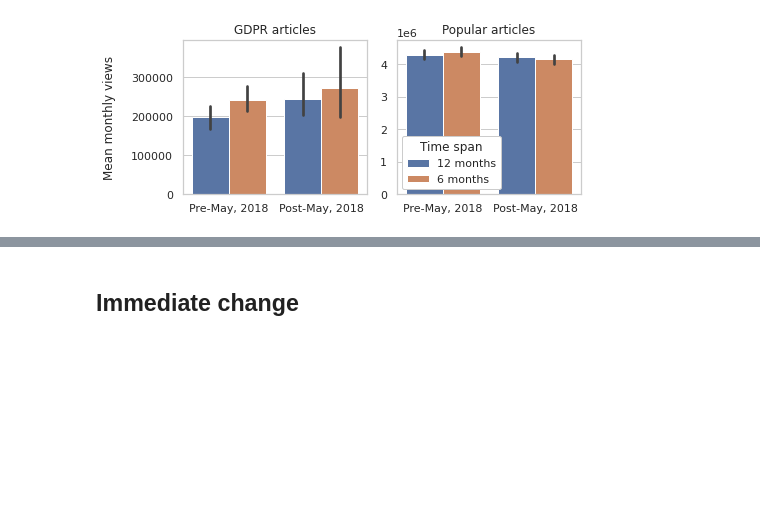
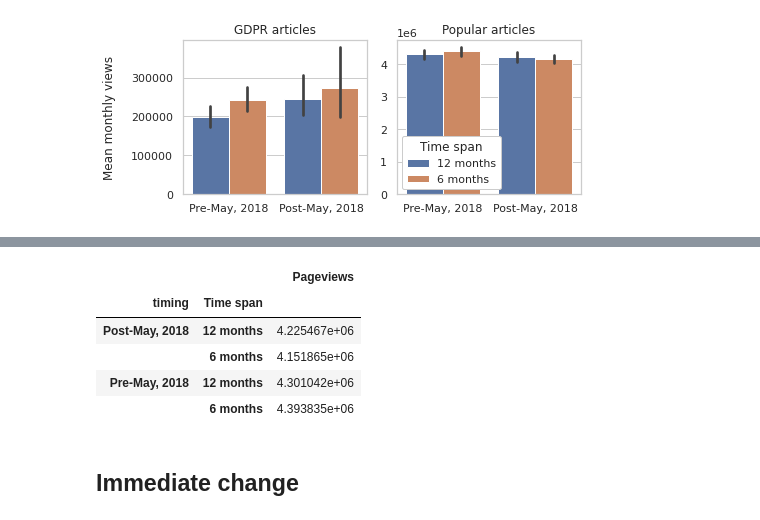
Before and after one commit to epfl-ada/ada-2020-project-milestone-p3-p3_studybuddy, a Jupyter notebook: MilestoneP3.ipynb, the cells around one changed output, grey strips where cells are left out. Saved outputs shown, nothing was run; the diff lists cells and outputs as text; code cells hidden in the pictures; blank space fills up the shorter version.

```diff
--- a/MilestoneP3.ipynb
+++ b/MilestoneP3.ipynb
@@ -1232,3 +1259,12 @@ plt.savefig('figs/means_enforcement.eps')
+# %%
+df_means_ctrl
+# %% [output]
+|  |  | Pageviews |
+| timing | Time span |  |
+| Post-May, 2018 | 12 months | 4.225467e+06 |
+|  | 6 months | 4.151865e+06 |
+| Pre-May, 2018 | 12 months | 4.301042e+06 |
+|  | 6 months | 4.393835e+06 |
 # %% [markdown]
 ## Immediate change
 # %%
```
Also changed, not shown: parts of 14 cells of this notebook.
